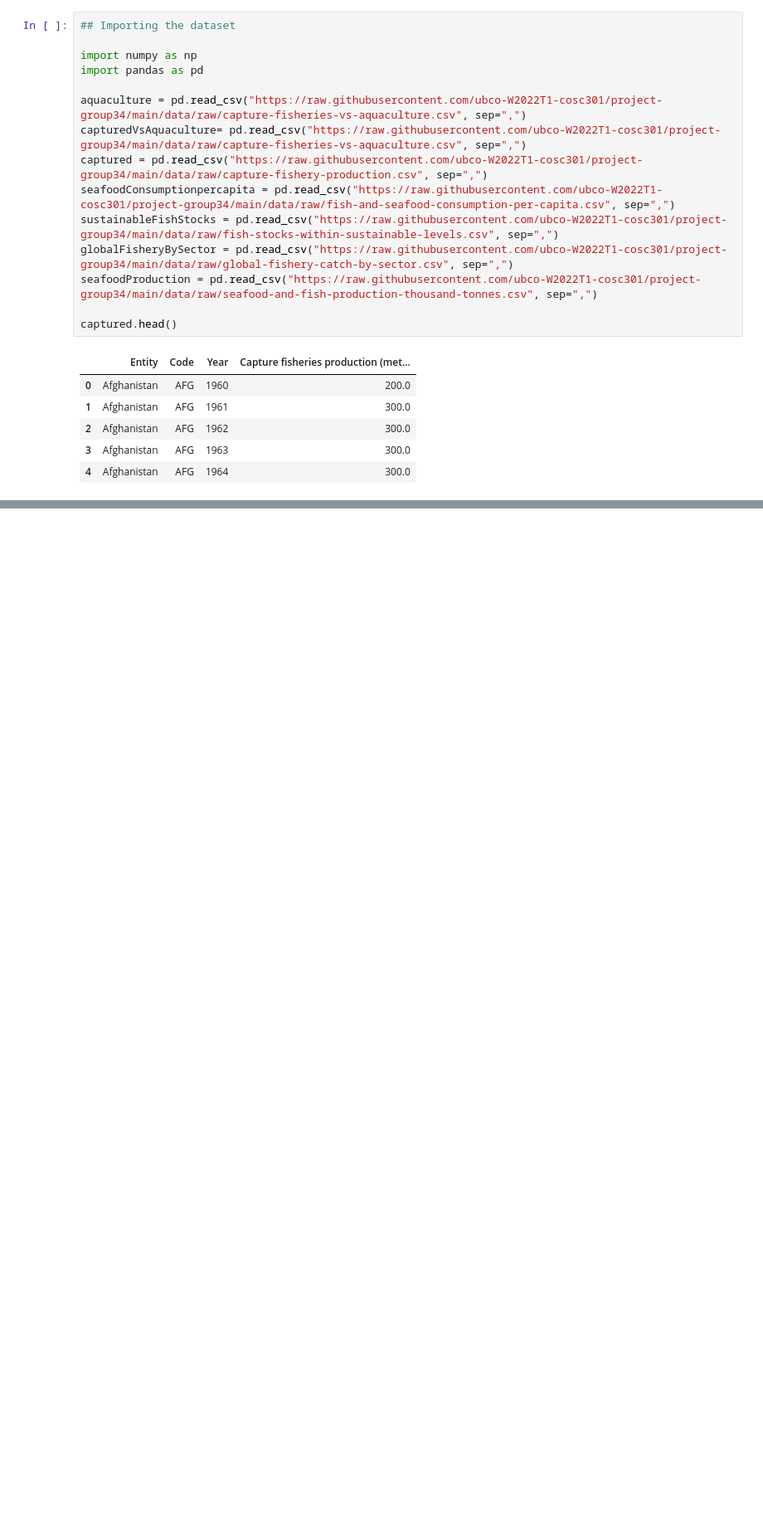
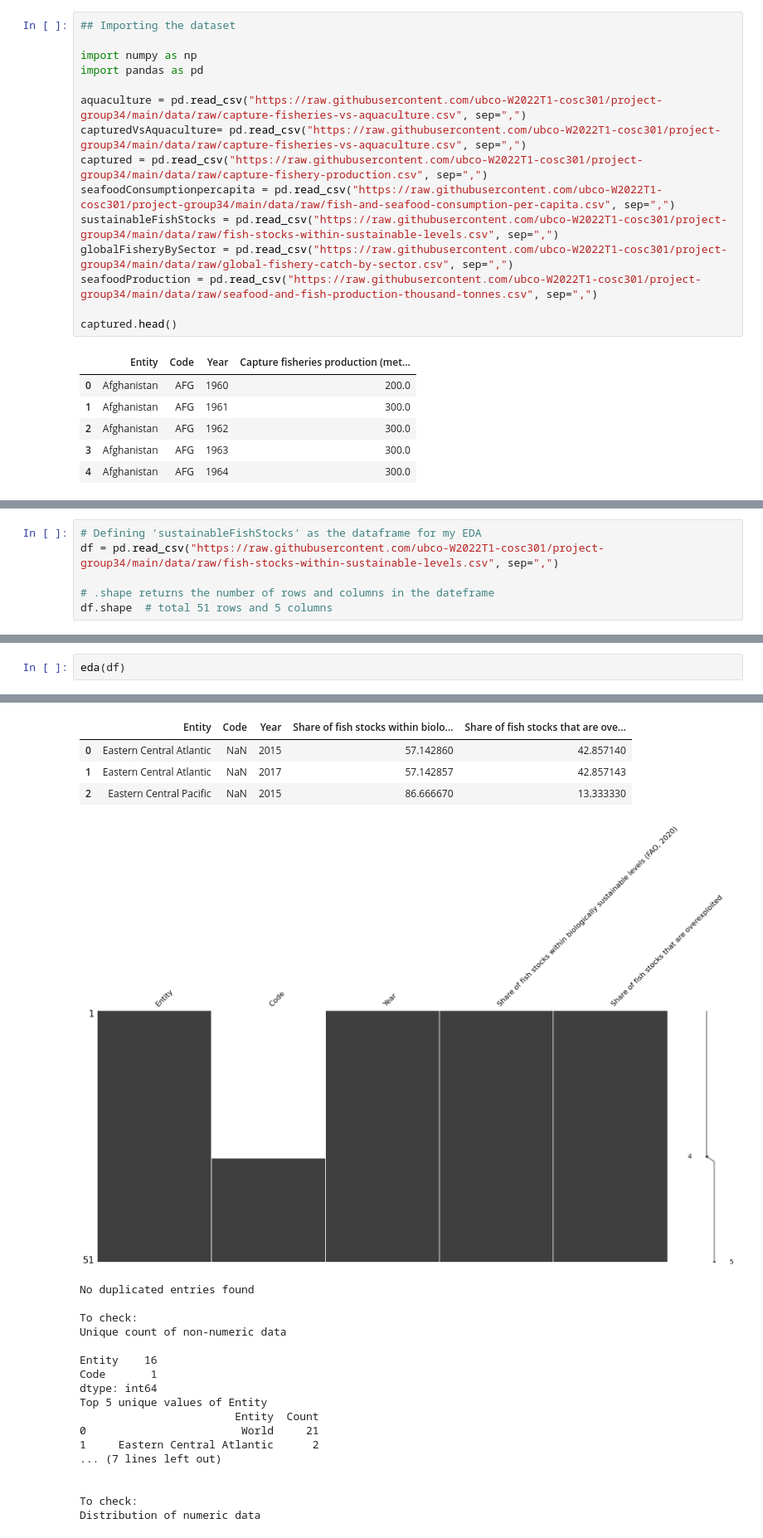
Before and after one commit to ubco-W2022T1-cosc301/project-group34, a Jupyter notebook: notebooks/nick.ipynb, the cells around one changed output, grey strips where cells are left out. Shown: that part at 83% size. Saved outputs shown, nothing was run; the diff lists cells and outputs as text; blank space fills up the shorter version.

```diff
--- a/notebooks/nick.ipynb
+++ b/notebooks/nick.ipynb
@@ -30,0 +163,6 @@ captured.head()
+# %%
+# Defining 'sustainableFishStocks' as the dataframe for my EDA
+df = pd.read_csv("https://raw.githubusercontent.com/ubco-W2022T1-cosc301/project-group34/main/data/raw/fish-stocks-within-sustainable-levels.csv", sep=",")
+
+# .shape returns the number of rows and columns in the dateframe
+df.shape  # total 51 rows and 5 columns
@@ -30,0 +224,3 @@ captured.head()
+# %%
+eda(df)
+# %% [output]
@@ -30,0 +252,22 @@ captured.head()
+|  | Entity | Code | Year | Share of fish stocks within biolo... | Share of fish stocks that are ove... |
+| 0 | Eastern Central Atlantic | NaN | 2015 | 57.142860 | 42.857140 |
+| 1 | Eastern Central Atlantic | NaN | 2017 | 57.142857 | 42.857143 |
+| 2 | Eastern Central Pacific | NaN | 2015 | 86.666670 | 13.333330 |
+[figure, added]
+No duplicated entries found
+
+To check:
+Unique count of non-numeric data
+
+Entity    16
+Code       1
+dtype: int64
+Top 5 unique values of Entity
+                        Entity  Count
+0                        World     21
+1     Eastern Central Atlantic      2
+... (7 lines left out)
+
+
+To check:
+Distribution of numeric data
```
Also changed, not shown: parts of 12 cells of this notebook, 1 other file.
